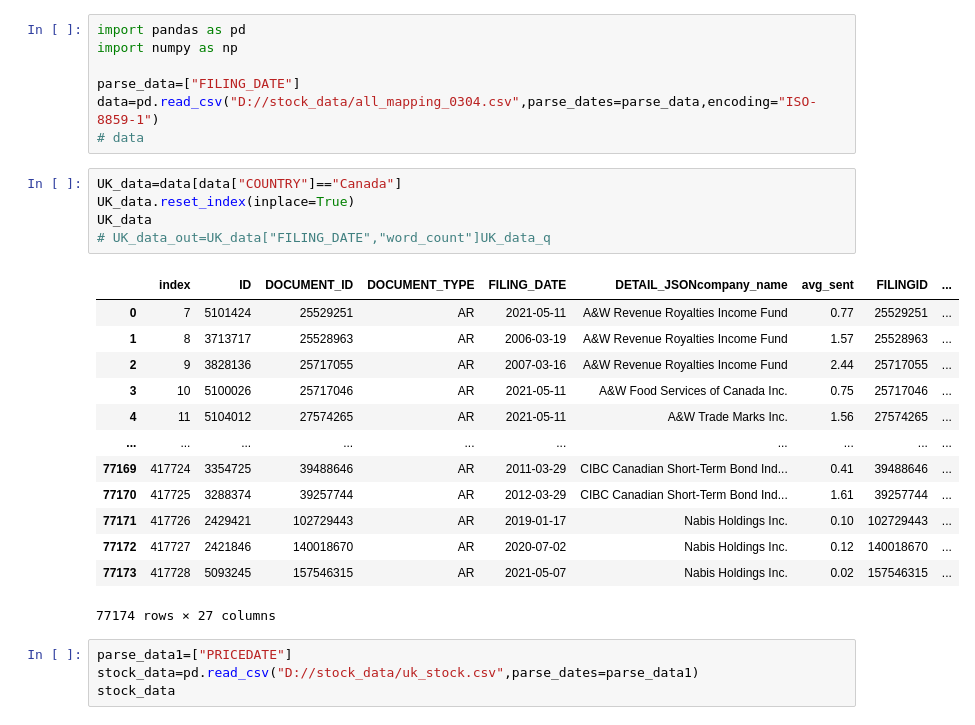
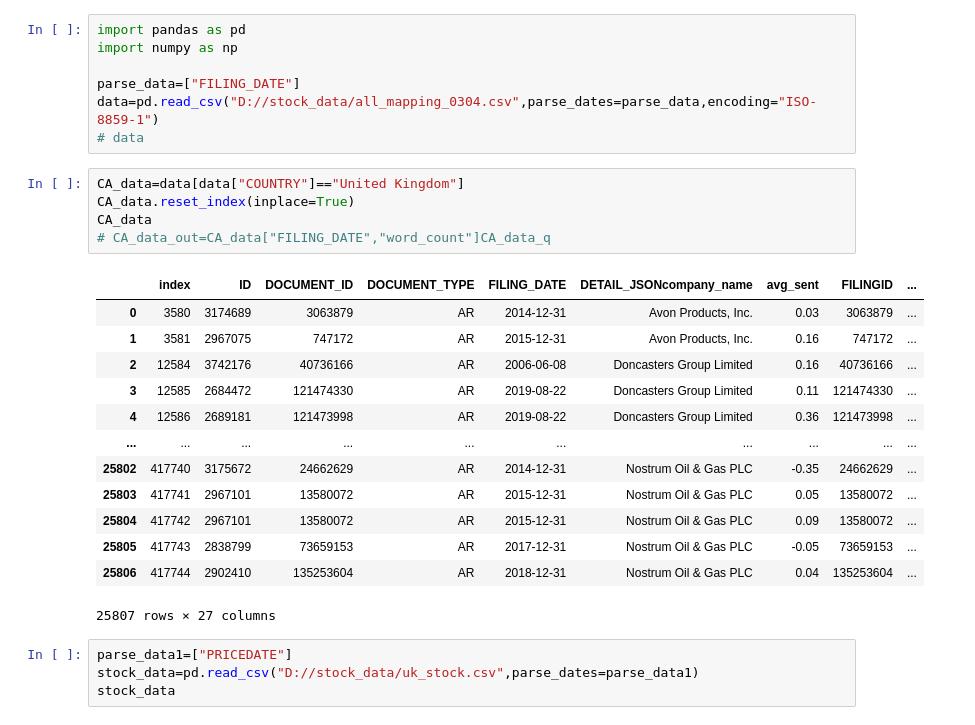
Before and after one commit to yggdrasilyuan/practicum, a Jupyter notebook: back_test_process/extract_UK.ipynb, the cells around one changed output. Cells and saved outputs as stored; diff of their text form.

```diff
--- a/back_test_process/extract_UK.ipynb
+++ b/back_test_process/extract_UK.ipynb
@@ -6,24 +6,24 @@ parse_data=["FILING_DATE"]
 data=pd.read_csv("D://stock_data/all_mapping_0304.csv",parse_dates=parse_data,encoding="ISO-8859-1")
 # data
 # %%
-UK_data=data[data["COUNTRY"]=="Canada"]
-UK_data.reset_index(inplace=True)
-UK_data
-# UK_data_out=UK_data["FILING_DATE","word_count"]UK_data_q
+CA_data=data[data["COUNTRY"]=="United Kingdom"]
+CA_data.reset_index(inplace=True)
+CA_data
+# CA_data_out=CA_data["FILING_DATE","word_count"]CA_data_q
 # %% [output]
 |  | index | ID | DOCUMENT_ID | DOCUMENT_TYPE | FILING_DATE | DETAIL_JSONcompany_name | avg_sent | FILINGID | ... |
-| 0 | 7 | 5101424 | 25529251 | AR | 2021-05-11 | A&W Revenue Royalties Income Fund | 0.77 | 25529251 | ... |
-| 1 | 8 | 3713717 | 25528963 | AR | 2006-03-19 | A&W Revenue Royalties Income Fund | 1.57 | 25528963 | ... |
-| 2 | 9 | 3828136 | 25717055 | AR | 2007-03-16 | A&W Revenue Royalties Income Fund | 2.44 | 25717055 | ... |
-| 3 | 10 | 5100026 | 25717046 | AR | 2021-05-11 | A&W Food Services of Canada Inc. | 0.75 | 25717046 | ... |
-| 4 | 11 | 5104012 | 27574265 | AR | 2021-05-11 | A&W Trade Marks Inc. | 1.56 | 27574265 | ... |
+| 0 | 3580 | 3174689 | 3063879 | AR | 2014-12-31 | Avon Products, Inc. | 0.03 | 3063879 | ... |
+| 1 | 3581 | 2967075 | 747172 | AR | 2015-12-31 | Avon Products, Inc. | 0.16 | 747172 | ... |
+| 2 | 12584 | 3742176 | 40736166 | AR | 2006-06-08 | Doncasters Group Limited | 0.16 | 40736166 | ... |
+| 3 | 12585 | 2684472 | 121474330 | AR | 2019-08-22 | Doncasters Group Limited | 0.11 | 121474330 | ... |
+| 4 | 12586 | 2689181 | 121473998 | AR | 2019-08-22 | Doncasters Group Limited | 0.36 | 121473998 | ... |
 | ... | ... | ... | ... | ... | ... | ... | ... | ... | ... |
-| 77169 | 417724 | 3354725 | 39488646 | AR | 2011-03-29 | CIBC Canadian Short-Term Bond Ind... | 0.41 | 39488646 | ... |
-| 77170 | 417725 | 3288374 | 39257744 | AR | 2012-03-29 | CIBC Canadian Short-Term Bond Ind... | 1.61 | 39257744 | ... |
-| 77171 | 417726 | 2429421 | 102729443 | AR | 2019-01-17 | Nabis Holdings Inc. | 0.10 | 102729443 | ... |
-| 77172 | 417727 | 2421846 | 140018670 | AR | 2020-07-02 | Nabis Holdings Inc. | 0.12 | 140018670 | ... |
-| 77173 | 417728 | 5093245 | 157546315 | AR | 2021-05-07 | Nabis Holdings Inc. | 0.02 | 157546315 | ... |
+| 25802 | 417740 | 3175672 | 24662629 | AR | 2014-12-31 | Nostrum Oil & Gas PLC | -0.35 | 24662629 | ... |
+| 25803 | 417741 | 2967101 | 13580072 | AR | 2015-12-31 | Nostrum Oil & Gas PLC | 0.05 | 13580072 | ... |
+| 25804 | 417742 | 2967101 | 13580072 | AR | 2015-12-31 | Nostrum Oil & Gas PLC | 0.09 | 13580072 | ... |
+| 25805 | 417743 | 2838799 | 73659153 | AR | 2017-12-31 | Nostrum Oil & Gas PLC | -0.05 | 73659153 | ... |
+| 25806 | 417744 | 2902410 | 135253604 | AR | 2018-12-31 | Nostrum Oil & Gas PLC | 0.04 | 135253604 | ... |
-77174 rows × 27 columns
+25807 rows × 27 columns
 # %%
 parse_data1=["PRICEDATE"]
 stock_data=pd.read_csv("D://stock_data/uk_stock.csv",parse_dates=parse_data1)
```
Also changed, not shown: parts of 9 cells of this notebook, 5 other files.
